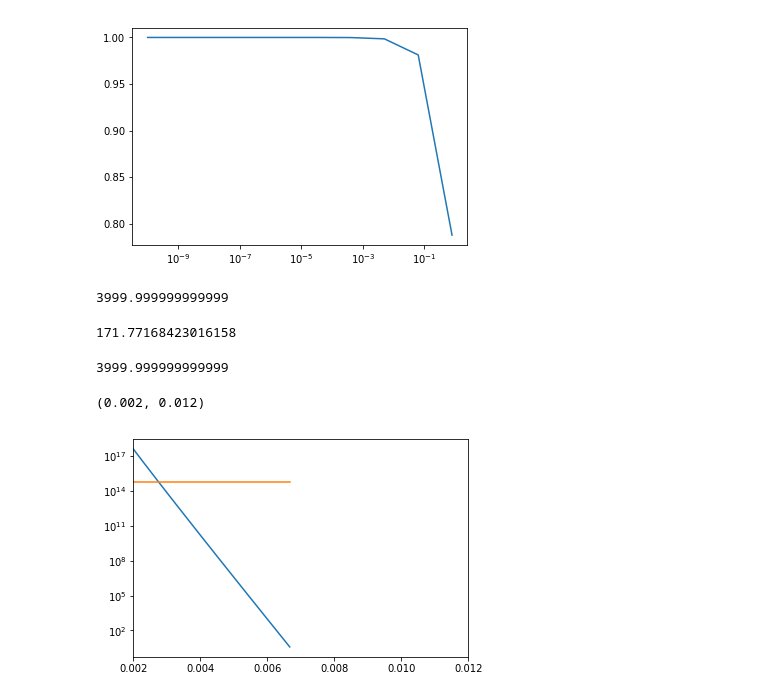
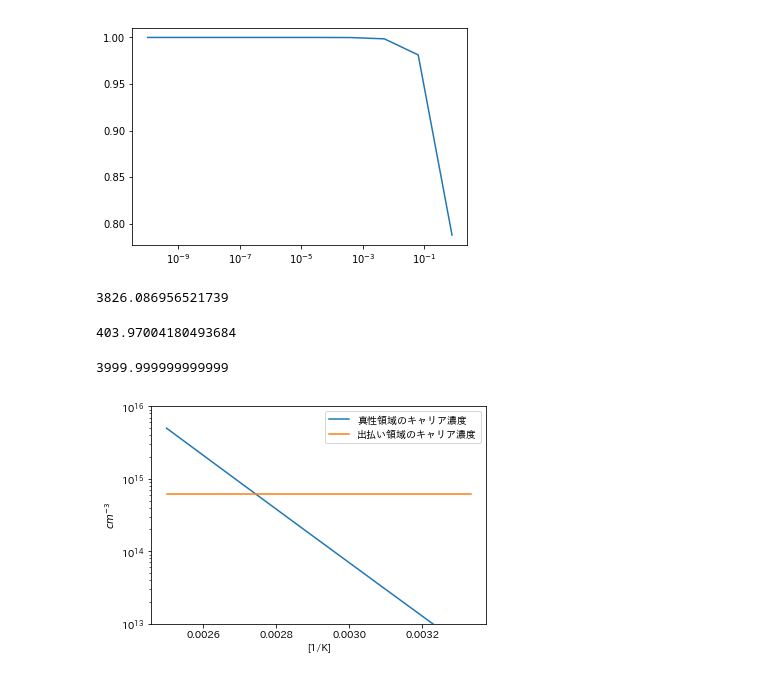
Before and after one commit to Thori97/lecture, a Jupyter notebook: 情報通信工学/3回.ipynb, the cells around one changed output. Drawn from its saved outputs; the diff is of its cells as text; code cells hidden in the pictures.

```diff
--- a/情報通信工学/3回.ipynb
+++ b/情報通信工学/3回.ipynb
@@ -80,23 +80,24 @@ plt.xscale('log')
 [figure]
 # %%
 ND = 6.136e14
-NC = 1.04e25
-NV = 6.1e24
+NC = 1.04e19
+NV = 6.1e18
 k = 1.38e-23
-EG = 0.69*1.6e-19
+EG = 0.66*1.6e-19
 print(EG/2/k)
 # %% [output]
-3999.999999999999
+3826.086956521739
 # %%
--1*EG/2/k/np.log(ND/np.sqrt(NC*NV))
+T = -1*EG/2/k/np.log(ND/np.sqrt(NC*NV))
+T
 # %% [output]
-171.77168423016158
+403.97004180493684
 # %%
 m0 = 9.1e-31
 me = 0.082*m0
 mh = 0.3*m0
 h = 6.6e-34
-T = np.linspace(150, 500)
+T = np.linspace(300, 400, 1000)
 NCC = 2*((2*np.pi*k*T*me/h**2)**1.5)
 NVV = 2*((2*np.pi*k*T*mh/h**2)**1.5)
 print(EG/2/k)
@@ -108,9 +110,13 @@ import matplotlib.pyplot as plt
 # %%
-plt.plot(1/T, y)
+plt.plot(1/T, y, label = "真性領域のキャリア濃度")
 n = np.array([ND]*len(T))
-plt.plot(1/T, n)
+plt.plot(1/T, n, label = "出払い領域のキャリア濃度")
 plt.yscale("log")
-plt.xlim(0.002, 0.012)
+plt.legend()
+plt.xlabel("[1/K]")
+plt.ylabel("$cm^{-3}$")
+#plt.xlim(0.002, 0.012)
+plt.ylim(1e13, 1e16)
+plt.savefig("kousatu.png", dpi = 1000)
 # %% [output]
-(0.002, 0.012)
-[figure, old version]
+[figure, new version]
```
Also changed, not shown: parts of 8 cells of this notebook, 8 other files.
